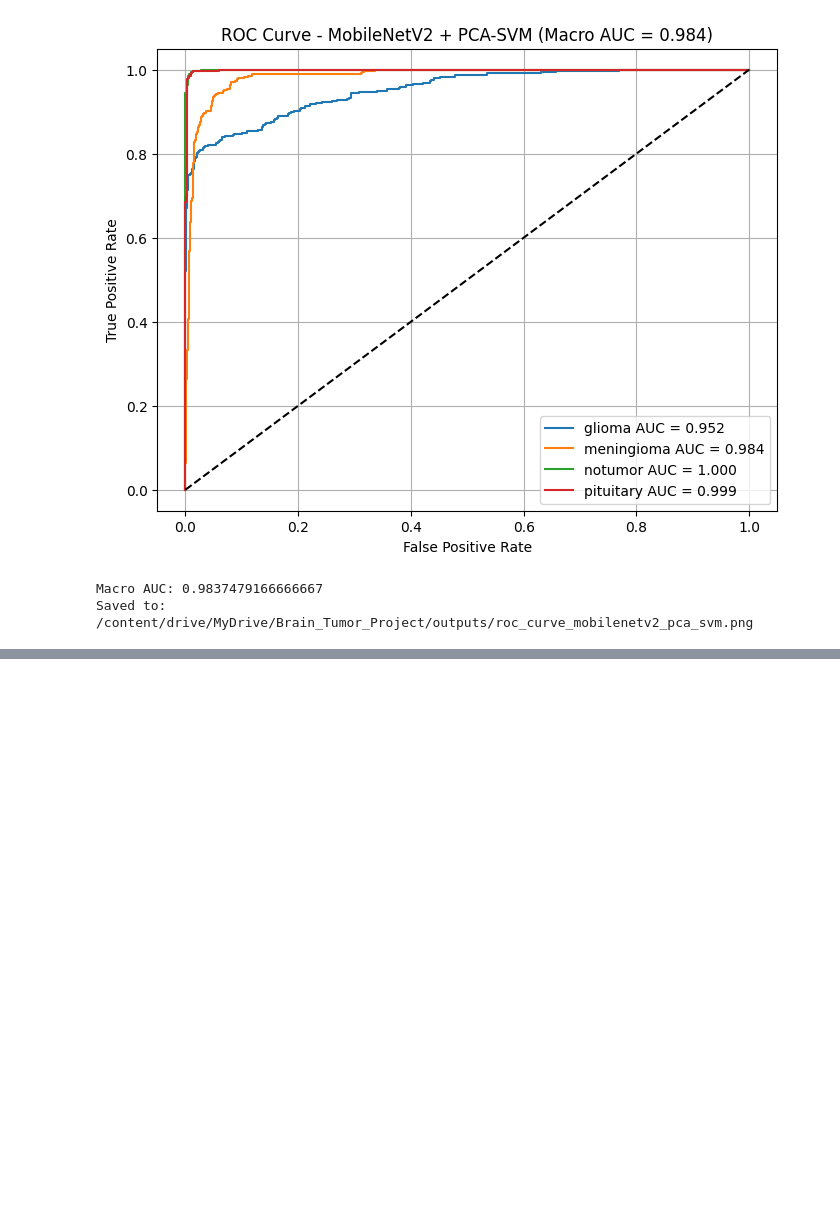
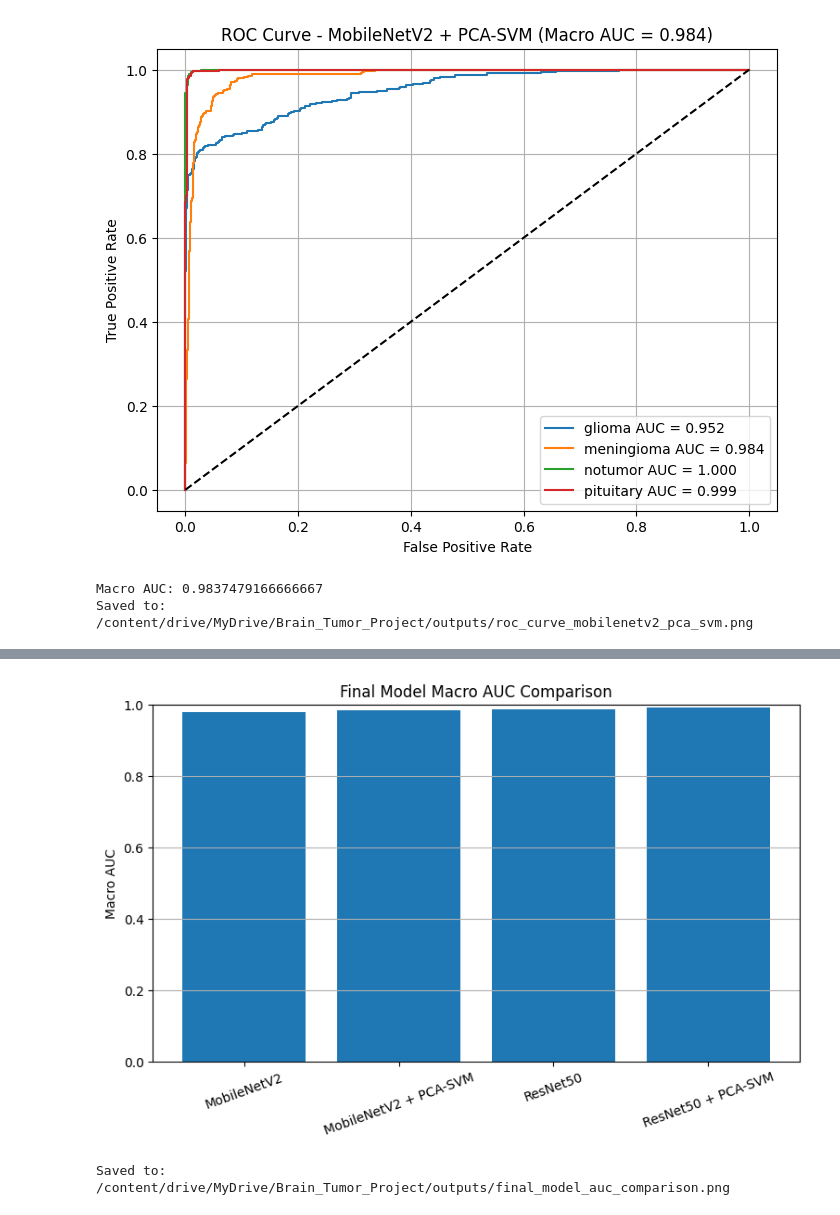
Before and after one commit to minhmax098/Brain-Tumor-CNN, a Jupyter notebook: Brain_Tumor_Classification_Final.ipynb, the cells around one changed output, grey strips where cells are left out. Cells and saved outputs as stored; diff of their text form; code cells hidden in the pictures; blank space fills up the shorter version.

```diff
--- a/Brain_Tumor_Classification_Final.ipynb
+++ b/Brain_Tumor_Classification_Final.ipynb
@@ -1019,0 +1472,16 @@ Saved to: /content/drive/MyDrive/Brain_Tumor_Project/outputs/roc_curve_mobilenet
+# %%
+plt.figure(figsize=(9, 5))
+plt.bar(comparison_df["Model"], comparison_df["Macro AUC"])
+plt.ylim(0, 1)
+plt.ylabel("Macro AUC")
+plt.title("Final Model Macro AUC Comparison")
+plt.xticks(rotation=20)
+plt.grid(axis="y")
+
+save_path = os.path.join(OUTPUT_DIR, "final_model_auc_comparison.png")
+plt.savefig(save_path, dpi=300, bbox_inches="tight")
+plt.show()
+print("Saved to:", save_path)
+# %% [output]
+[figure, added]
+Saved to: /content/drive/MyDrive/Brain_Tumor_Project/outputs/final_model_auc_comparison.png
```
Also changed, not shown: parts of 20 cells of this notebook.
